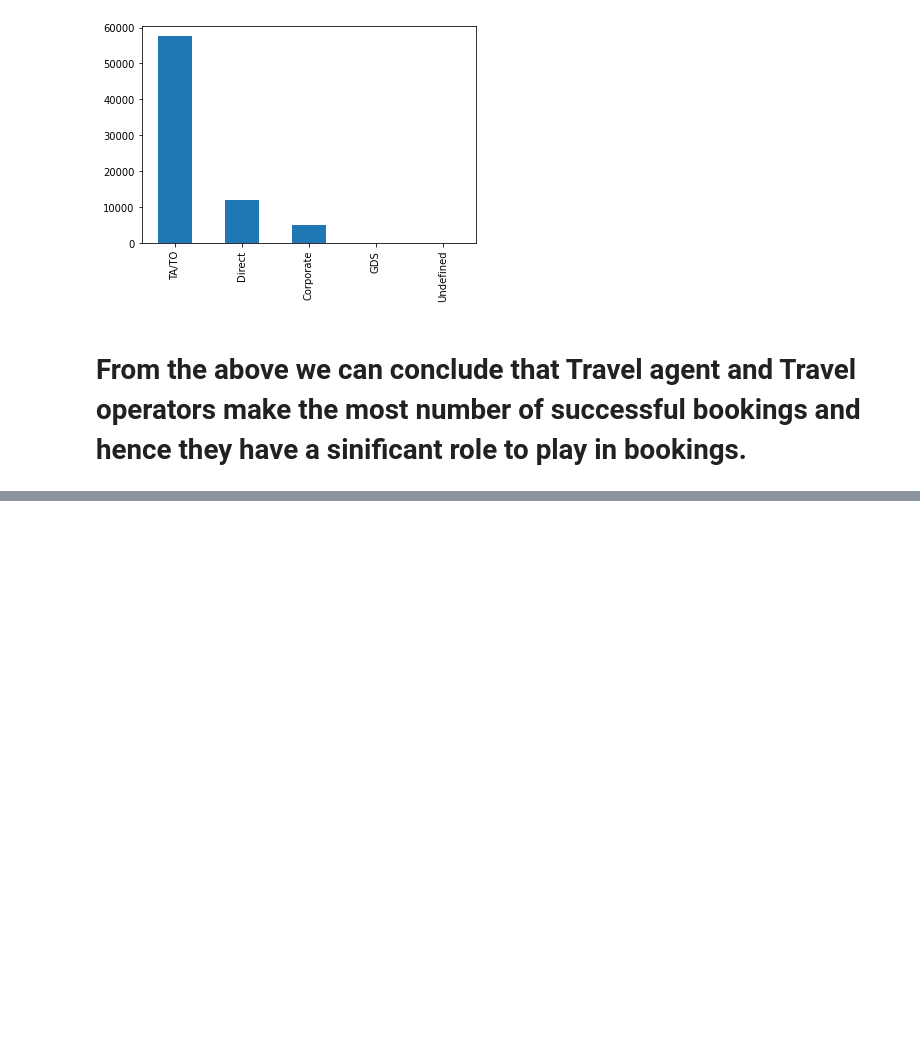
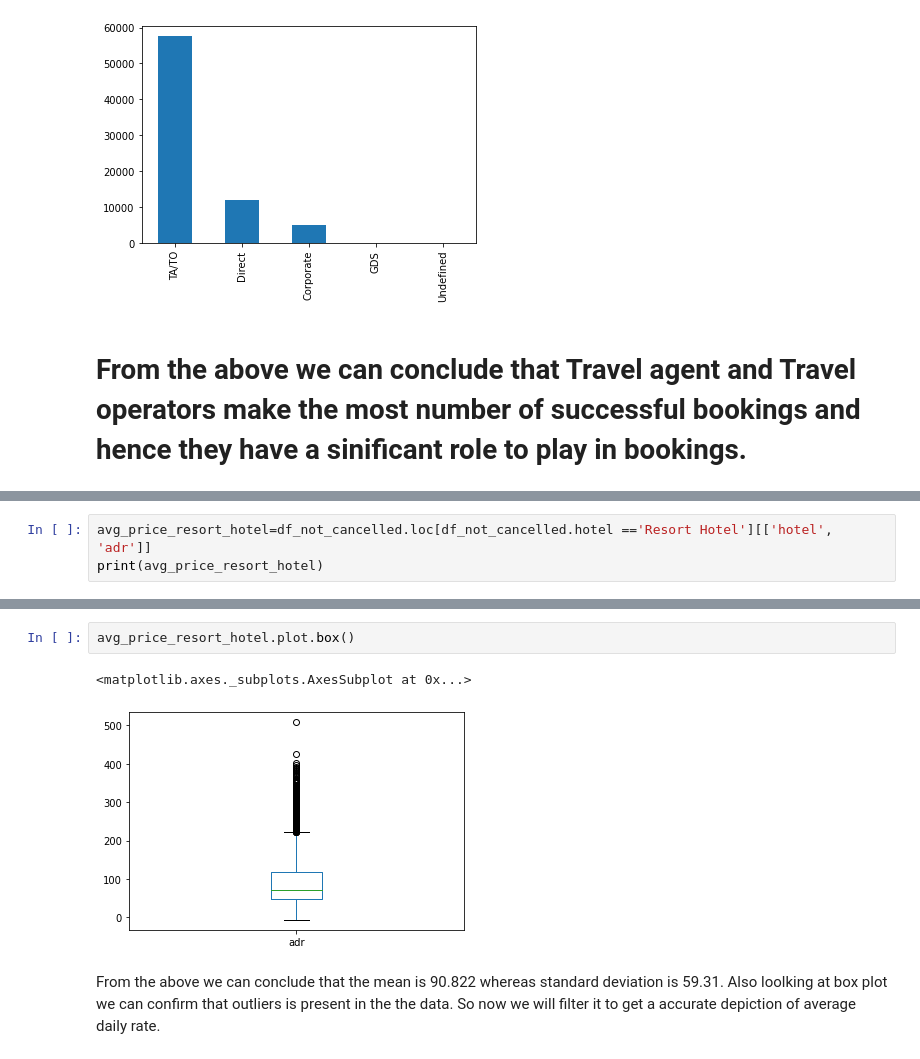
Before and after one commit to jyotirmoy23/Capstone-Project-1, a Jupyter notebook: Copy_of_Hotel_Booking_Analysis_Capstone_Project.ipynb, the cells around one changed output, grey strips where cells are left out. Saved outputs shown, nothing was run; the diff lists cells and outputs as text; blank space fills up the shorter version.

```diff
--- a/Copy_of_Hotel_Booking_Analysis_Capstone_Project.ipynb
+++ b/Copy_of_Hotel_Booking_Analysis_Capstone_Project.ipynb
@@ -385,0 +374,3 @@ Name: stays_in_week_nights, dtype: int64
+# %%
+avg_price_resort_hotel=df_not_cancelled.loc[df_not_cancelled.hotel =='Resort Hotel'][['hotel', 'adr']]
+print(avg_price_resort_hotel)
@@ -385,0 +404,7 @@ Name: stays_in_week_nights, dtype: int64
+# %%
+avg_price_resort_hotel.plot.box()
+# %% [output]
+<matplotlib.axes._subplots.AxesSubplot at 0x...>
+[figure, added]
+# %% [markdown]
+From the above we can conclude that the mean is 90.822 whereas standard deviation is 59.31. Also loolking at box plot we can confirm that outliers is present in the the data. So now we will filter it to get a accurate depiction of average daily rate.
```
Also changed, not shown: parts of 6 cells of this notebook.
